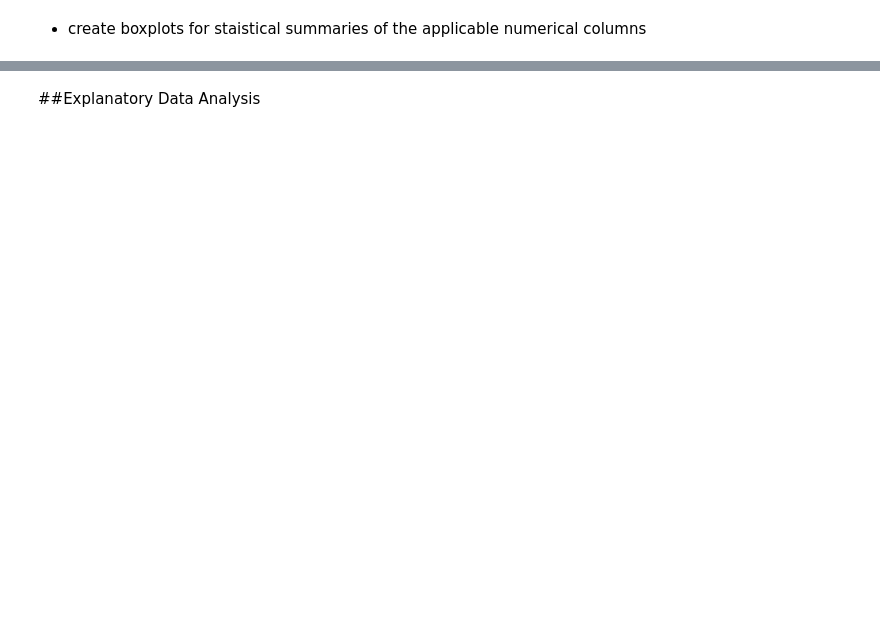
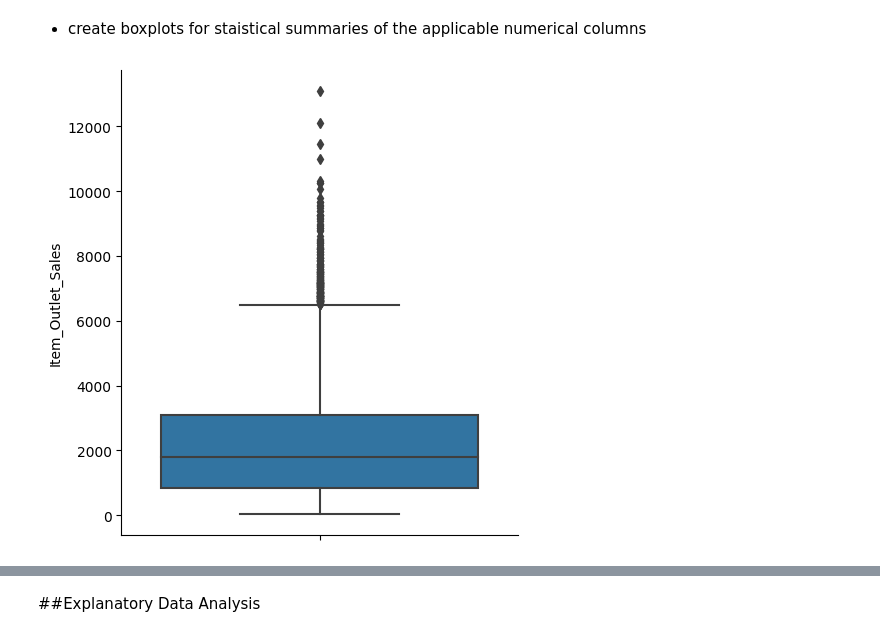
Before and after one commit to clovestad/Prediction_of_Product_Sales, a Jupyter notebook: sales_predictions.ipynb, the cells around one changed output, grey strips where cells are left out. Saved outputs shown, nothing was run; the diff lists cells and outputs as text; code cells hidden in the pictures; blank space fills up the shorter version.

```diff
--- a/sales_predictions.ipynb
+++ b/sales_predictions.ipynb
@@ -163,4 +361,6 @@ ax.set_title('distribution of Item_Outlet_Sales')
 # %% [markdown]
 - create boxplots for staistical summaries of the applicable numerical columns
 # %%
-g= sns.catplot(data=df, x='Item_Outlet_Sales',y='Item_MRP',hue='Item_Outlet_Sales', kind="box", )
+g= sns.catplot(data=df, y='Item_Outlet_Sales', kind="box", )
+# %% [output]
+[figure, added]
```
Also changed, not shown: parts of 32 cells of this notebook.
